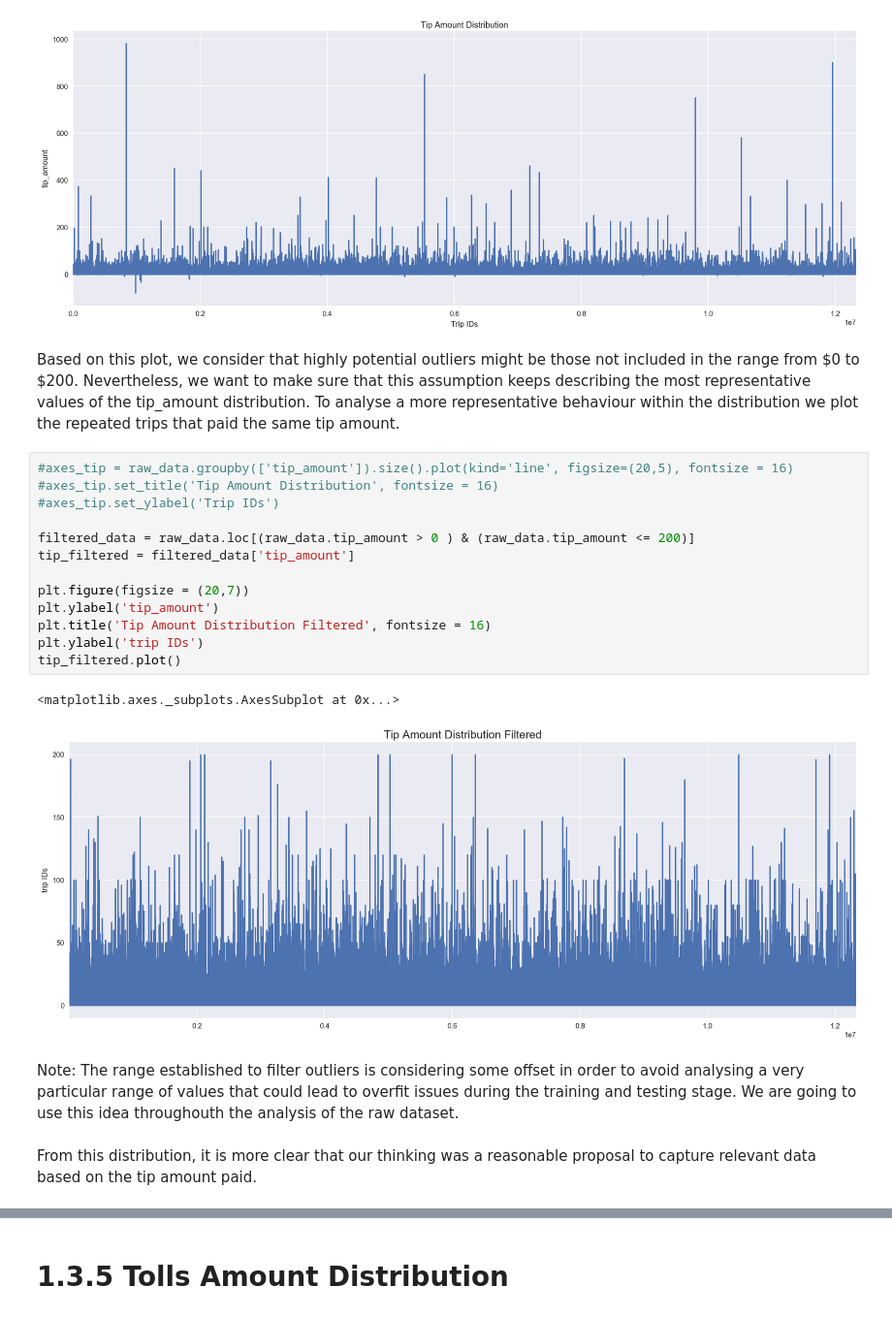
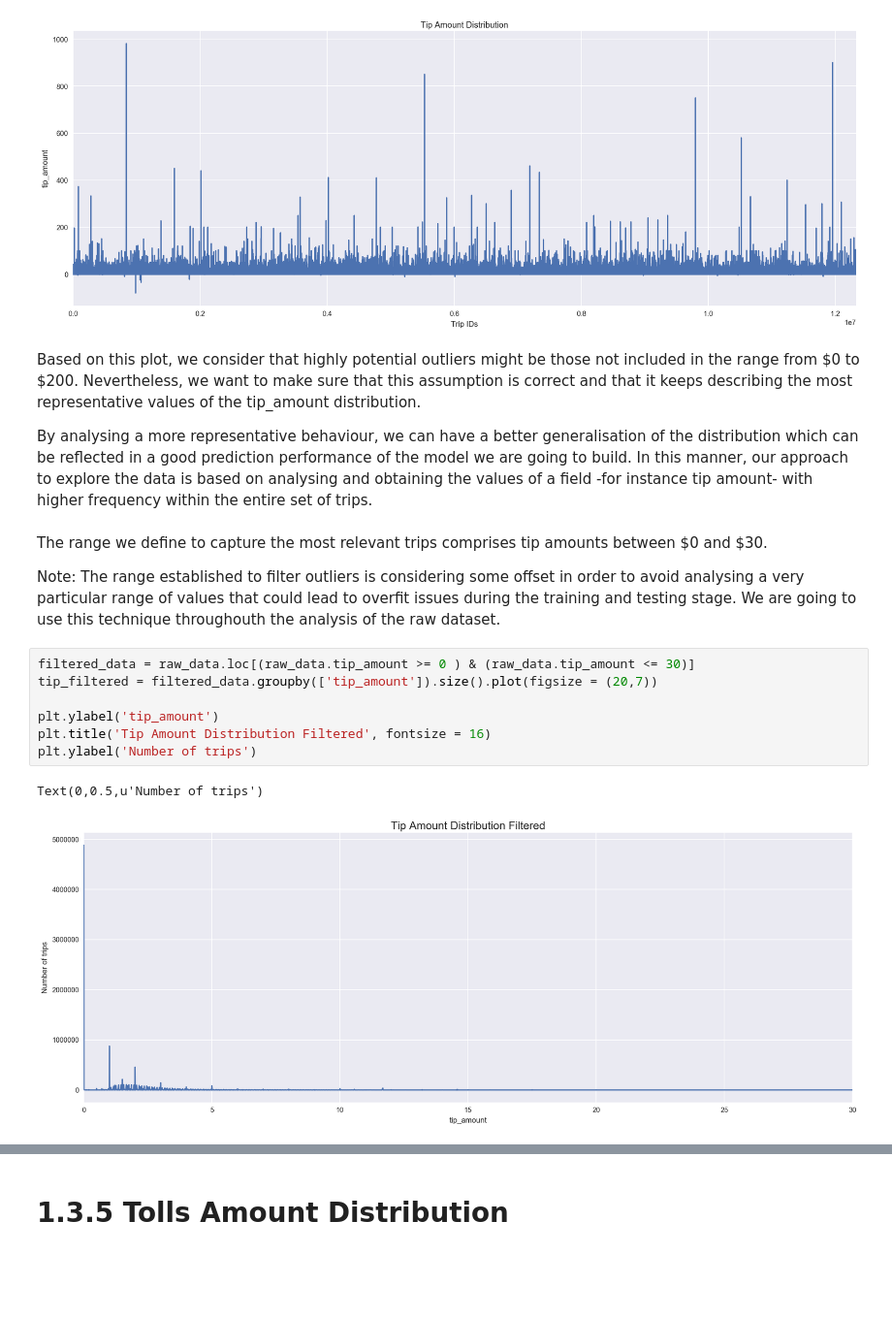
Before and after one commit to Riccocez/NYC-Taxi-Tips, a Jupyter notebook: 1. Analysis & Planning Stage.ipynb, the cells around one changed output, grey strips where cells are left out. Shown at 97% size. Cells and saved outputs as stored; diff of their text form; blank space fills up the shorter version.

```diff
--- a/1. Analysis & Planning Stage.ipynb
+++ b/1. Analysis & Planning Stage.ipynb
@@ -135,24 +137,20 @@ tip_amounts.plot()
 <matplotlib.axes._subplots.AxesSubplot at 0x...>
 [figure]
 # %% [markdown]
-Based on this plot, we consider that highly potential outliers might be those not included in the range from \$0 to \$200. Nevertheless, we want to make sure that this assumption keeps describing the most representative values of the tip_amount distribution. To analyse a more representative behaviour within the distribution we plot the repeated trips that paid the same tip amount.
+Based on this plot, we consider that highly potential outliers might be those not included in the range from \$0 to \$200. Nevertheless, we want to make sure that this assumption is correct and that it keeps describing the most representative values of the tip_amount distribution.
+
+By analysing a more representative behaviour, we can have a better generalisation of the distribution which can be reflected in a good prediction performance of the model we are going to build. In this manner, our approach to explore the data is based on analysing and obtaining the values of a field -for instance tip amount- with higher frequency within the entire set of trips.
+# %% [markdown]
+The range we define to capture the most relevant trips comprises tip amounts between \$0 and \$30.
+
+Note: The range established to filter outliers is considering some offset in order to avoid analysing a very particular range of values that could lead to overfit issues during the training and testing stage. We are going to use this technique throughouth the analysis of the raw dataset.
 # %%
-#axes_tip = raw_data.groupby(['tip_amount']).size().plot(kind='line', figsize=(20,5), fontsize = 16)
-#axes_tip.set_title('Tip Amount Distribution', fontsize = 16)
-#axes_tip.set_ylabel('Trip IDs')
+filtered_data = raw_data.loc[(raw_data.tip_amount >= 0 ) & (raw_data.tip_amount <= 30)]
+tip_filtered = filtered_data.groupby(['tip_amount']).size().plot(figsize = (20,7))
 
-filtered_data = raw_data.loc[(raw_data.tip_amount > 0 ) & (raw_data.tip_amount <= 200)]
-tip_filtered = filtered_data['tip_amount']
-
-plt.figure(figsize = (20,7))
 plt.ylabel('tip_amount')
 plt.title('Tip Amount Distribution Filtered', fontsize = 16)
-plt.ylabel('trip IDs')
-tip_filtered.plot()
+plt.ylabel('Number of trips')
 # %% [output]
-<matplotlib.axes._subplots.AxesSubplot at 0x...>
+Text(0,0.5,u'Number of trips')
-[figure, old version]
+[figure, new version]
-# %% [markdown]
-Note: The range established to filter outliers is considering some offset in order to avoid analysing a very particular range of values that could lead to overfit issues during the training and testing stage. We are going to use this idea throughouth the analysis of the raw dataset.
-# %% [markdown]
-From this distribution, it is more clear that our thinking was a reasonable proposal to capture relevant data based on the tip amount paid.
```
Also changed, not shown: parts of 85 cells of this notebook.
